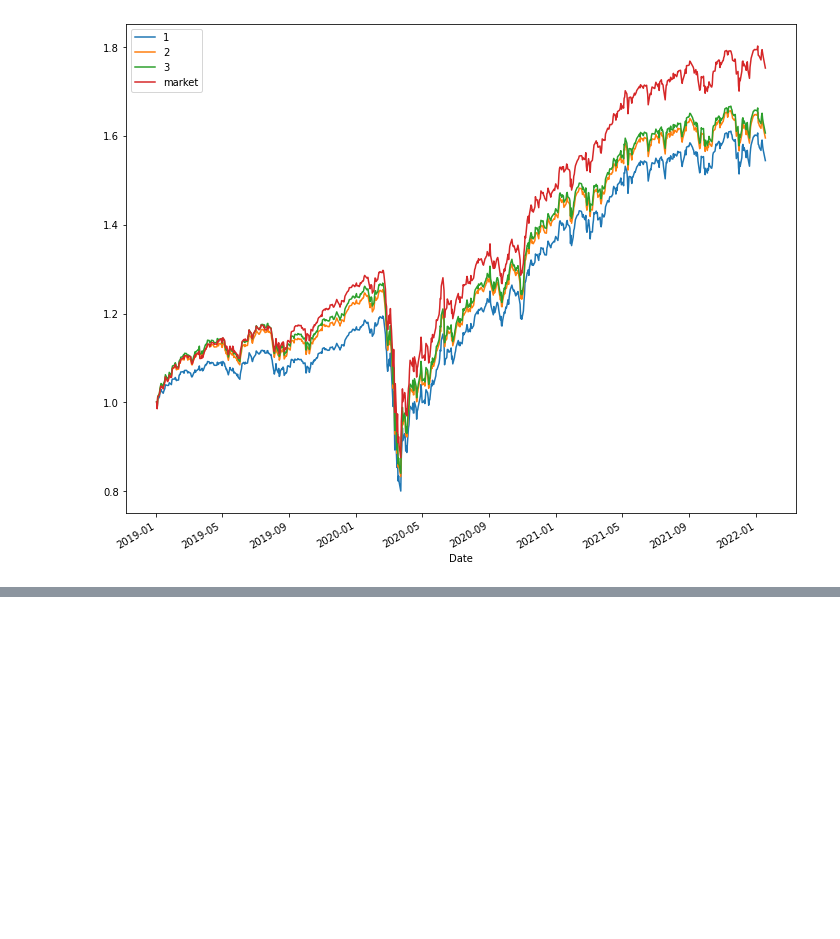
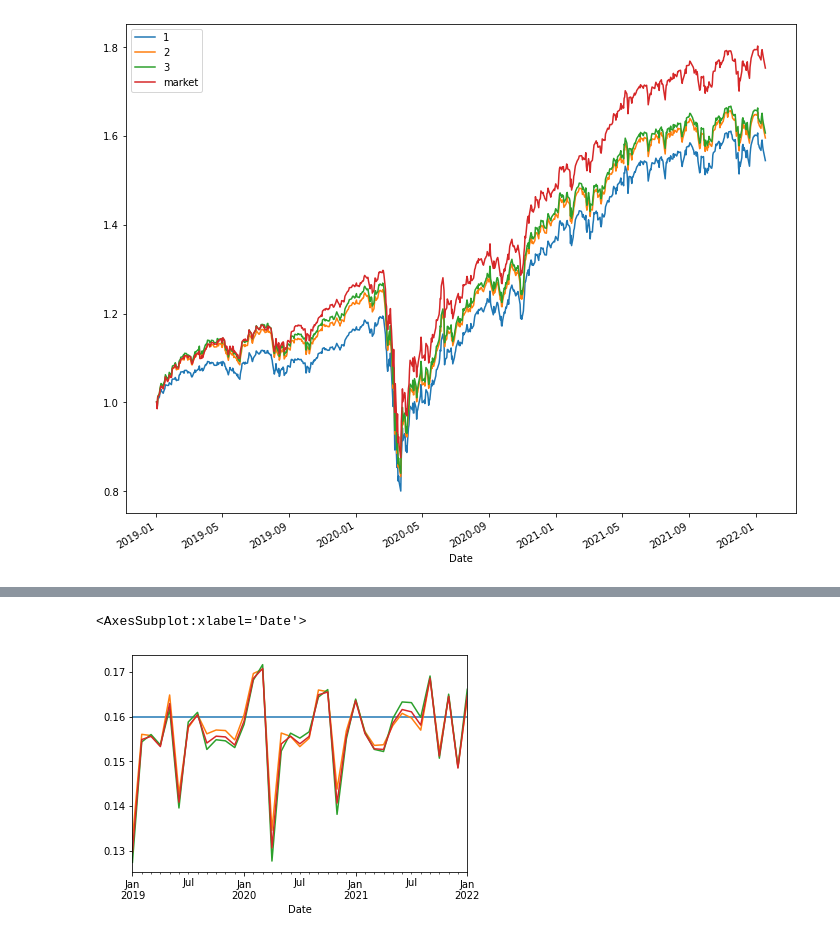
Before and after one commit to edu230991/m6-competition, a Jupyter notebook: notebooks/data-exploration.ipynb, the cells around one changed output, grey strips where cells are left out. Drawn from its saved outputs; the diff is of its cells as text; code cells hidden in the pictures; blank space fills up the shorter version.

```diff
--- a/notebooks/data-exploration.ipynb
+++ b/notebooks/data-exploration.ipynb
@@ -239,0 +347,13 @@ market_returns.to_frame("market").cumprod().plot(ax=ax)
+# %%
+score_equal = rps(y_true_class, prediction_proba_equal)
+score_lgbm = rps(y_true_class, proba_lgbm)
+score_forest = rps(y_true_class, proba_forest)
+score_mean = rps(y_true_class, proba_mean)
+# %%
+score_equal.plot()
+score_lgbm.plot()
+score_forest.plot()
+score_mean.plot()
+# %% [output]
+<AxesSubplot:xlabel='Date'>
+[figure, added]
```
Also changed, not shown: parts of 26 cells of this notebook.
